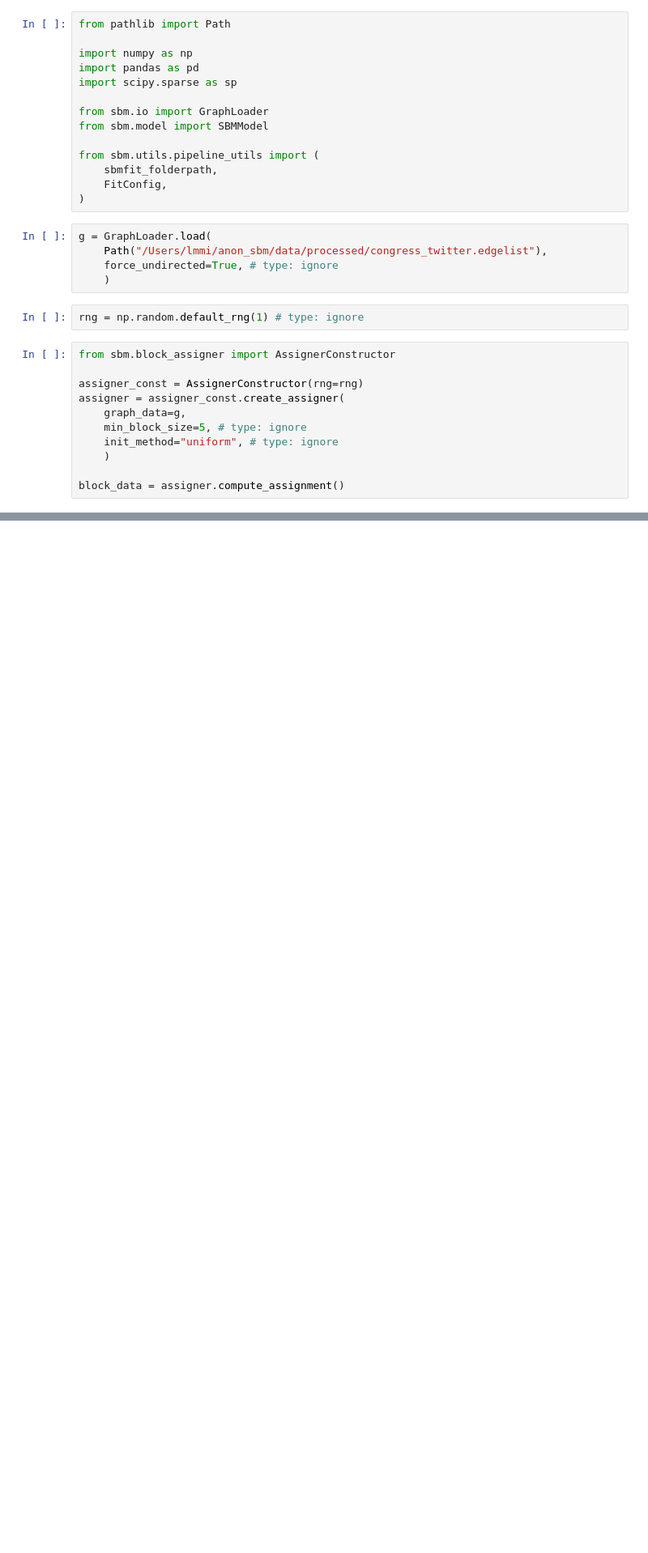
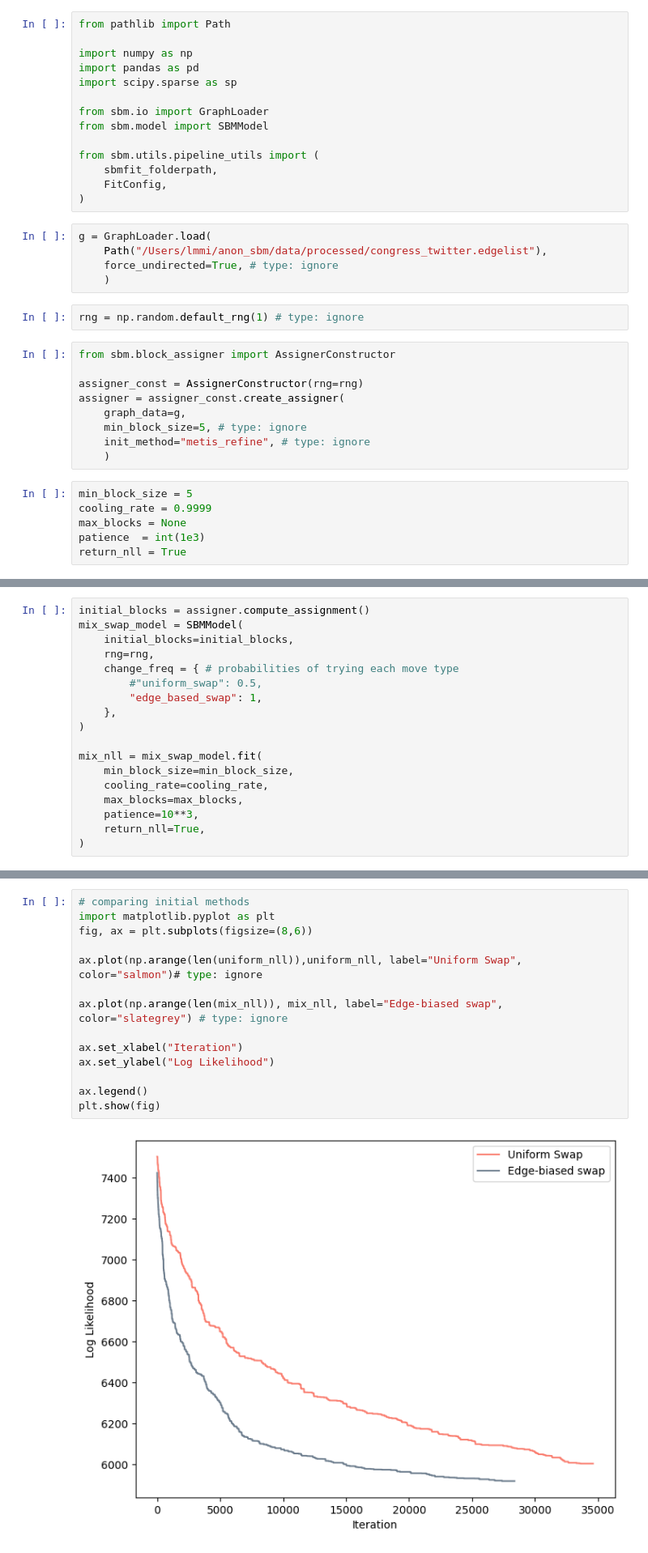
Before and after one commit to Lasse-mohr/anon_sbm, a Jupyter notebook: notebooks/move_type_comparisons_30-06-2025.ipynb, the cells around one changed output, grey strips where cells are left out. Shown at 81% size. Drawn from its saved outputs; the diff is of its cells as text; blank space fills up the shorter version.

```diff
--- a/notebooks/move_type_comparisons_30-06-2025.ipynb
+++ b/notebooks/move_type_comparisons_30-06-2025.ipynb
@@ -28,8 +28,12 @@ assigner_const = AssignerConstructor(rng=rng)
 assigner = assigner_const.create_assigner(
     graph_data=g,
     min_block_size=5, # type: ignore
-    init_method="uniform", # type: ignore
+    init_method="metis_refine", # type: ignore
     )
-
-block_data = assigner.compute_assignment()
+# %%
+min_block_size = 5
+cooling_rate = 0.9999
+max_blocks = None
+patience  = int(1e3)
+return_nll = True
 # %%
@@ -59,0 +59,18 @@ triad_swap_model = SBMModel(
+# %%
+initial_blocks = assigner.compute_assignment()
+mix_swap_model = SBMModel(
+    initial_blocks=initial_blocks,
+    rng=rng,
+    change_freq = { # probabilities of trying each move type
+        #"uniform_swap": 0.5,
+        "edge_based_swap": 1,
+    },
+)
+
+mix_nll = mix_swap_model.fit(
+    min_block_size=min_block_size,
+    cooling_rate=cooling_rate,
+    max_blocks=max_blocks,
+    patience=10**3,
+    return_nll=True,
+)
@@ -60 +79,17 @@ triad_swap_model = SBMModel(
+# %%
+# comparing initial methods
+import matplotlib.pyplot as plt
+fig, ax = plt.subplots(figsize=(8,6))
+
+ax.plot(np.arange(len(uniform_nll)),uniform_nll, label="Uniform Swap", color="salmon")# type: ignore
+
+ax.plot(np.arange(len(mix_nll)), mix_nll, label="Edge-biased swap", color="slategrey") # type: ignore
+
+ax.set_xlabel("Iteration")
+ax.set_ylabel("Log Likelihood")
+
+ax.legend()
+plt.show(fig)
+# %% [output]
+[figure, added]
 # %%
```
Also changed, not shown: parts of 10 cells of this notebook, 48 other files.
